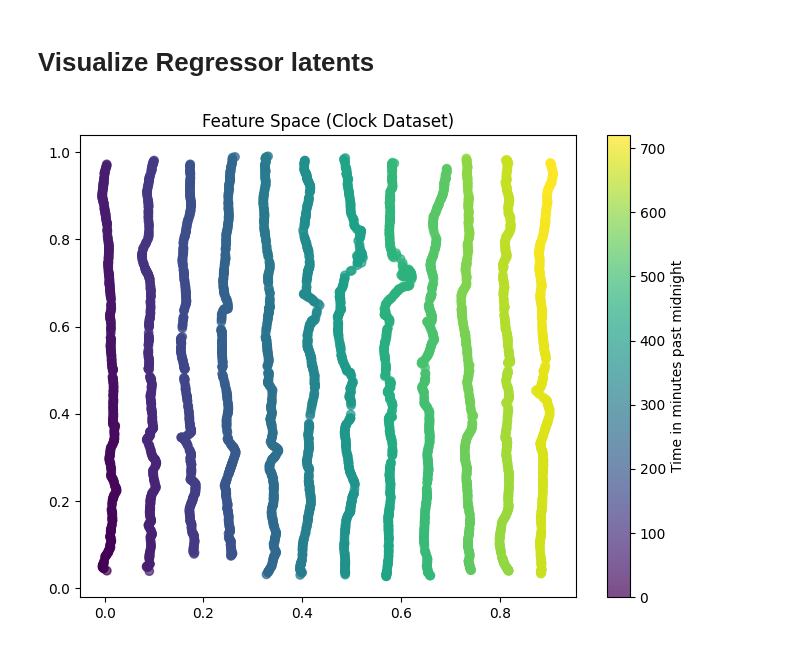
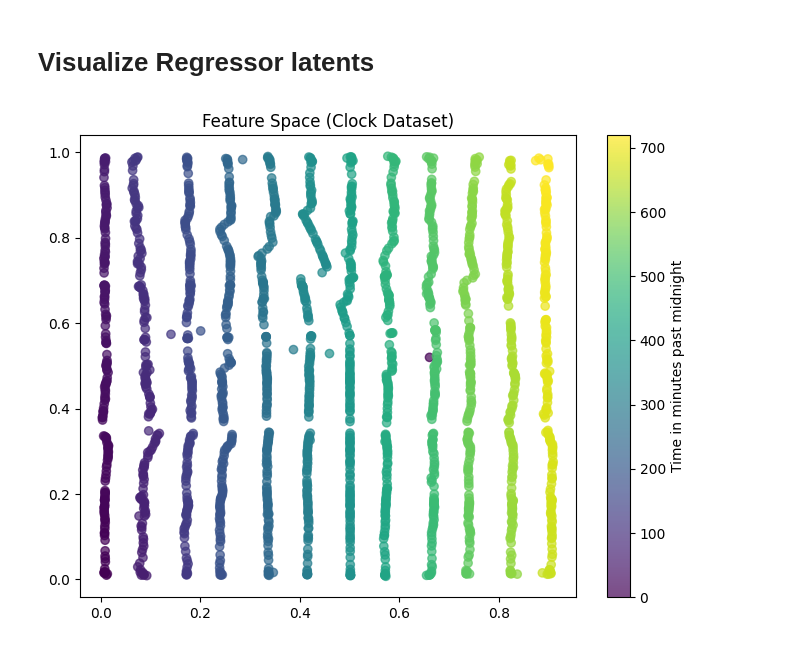
Before and after one commit to uzairname/manifold-learning, a Jupyter notebook: main.ipynb, the cells around one changed output. Saved outputs shown, nothing was run; the diff lists cells and outputs as text; code cells hidden in the pictures.

Commit message:
use torchscript

```diff
--- a/main.ipynb
+++ b/main.ipynb
@@ -43,11 +6,0 @@ train_loader = DataLoader(train_dataset, batch_size=BATCH_SIZE, shuffle=True)
-# %%
-from clock_dataset import ClockDataset
-import matplotlib.pyplot as plt
-
-data = ClockDataset()
-
-for i, (img, labels_2d, labels_1d) in enumerate(data):
-  plt.imshow(img.squeeze().cpu().numpy(), cmap="gray")
-  plt.figure()
-  if i > 10:
-    break
@@ -130,11 +115,12 @@ else:
 ## Visualize reconstruction
 # %%
 import matplotlib.pyplot as plt
+import numpy as np
 
 idx = np.random.randint(0, len(dataset))
 img = dataset[idx][0]
 
-img = img.unsqueeze(0).to(device)
+img = img.unsqueeze(0)
 out, latent = model(img)
 img = img.squeeze(0).detach().cpu().numpy()
 out = out.squeeze(0).detach().cpu().numpy()
@@ -154,60 +140,69 @@ plt.show()
 # %% [markdown]
 # Visualize Regressor latents
 # %%
+import os
+from datasets.clock import ClockDataset
 import torch
+from torch.utils.data import DataLoader
+from config import MODELS_DIR
+import numpy as np
 import matplotlib.pyplot as plt
-import numpy as np
-import pandas as pd
-from torch.utils.data import DataLoader
-from torchvision import transforms
-from clock_dataset import IMG_DIR, IMG_SIZE, ClockDataset
-from models import ClockRegressor, ClockRegressorAE
-import os
+
+# Load dataset
+BATCH_SIZE = 64
+IMG_SIZE = 128
+data_size = 2048
+dataset = ClockDataset(len=data_size, img_size=IMG_SIZE, augment=False)
+dataloader = DataLoader(dataset, batch_size=BATCH_SIZE, pin_memory=True)
 
 # Load trained model
 OUT_DIM = 2
-MODELS_DIR = "models"
-model_file = f"regressor-{OUT_DIM}-e100-p7.pth"
-probe_model_file = f"ae_{model_file}"
+
+# model_file = f"ae-{out_dim}-d22-p22-houronly.pt"
+model_file = f"reg-{OUT_DIM}-d23-p18-i{IMG_SIZE}.pt"
 
 model_path = os.path.join(MODELS_DIR, model_file)
 device = torch.device("cuda" if torch.cuda.is_available() else "cpu")
 
-model = ClockRegressor(out_dim=OUT_DIM, input_dim=IMG_SIZE).to(device)
-model.load_state_dict(torch.load(model_path, map_location=device))
+model = torch.load(model_path, map_location=device, weights_only=False)
 model.eval()
 
-probe = ClockRegressorAE(hidden_units=OUT_DIM).to(device)
-probe.load_state_dict(torch.load(os.path.join(MODELS_DIR, probe_model_file), map_location=device))
-probe.eval()
-
-# Load dataset
-subset_size = 5000
-subset_indices = np.random.choice(len(dataset), size=subset_size, replace=False)
-subset_sampler = torch.utils.data.Subset(dataset, subset_indices)
-subset_dataloader = DataLoader(subset_sampler, batch_size=subset_size, shuffle=False)
 
 # Extract latent representations
 feats = []
-labels = []
+feats_head1 = []
+feats_head2 = []
+labels1d = []
+labels2d = []
 
 with torch.no_grad():
-  for images, label_2d, label_1d in subset_dataloader:
+  for images, label_2d, label_1d in dataloader:
     images = images.to(device)
     out = model.forward(images)
-    # _, latent = probe(out)
+
     feats.append(out.cpu().numpy())
-    labels.append(label_1d.numpy())
+    labels1d.append(label_1d.numpy())
+    labels2d.append(label_2d.numpy())
+
+    out1 = model.conv1(images)
+    out_head1 = model.head1(out1)
+    out_head2 = model.head2(out1)
+    feats_head1.append(out_head1.cpu().numpy())
+    feats_head2.append(out_head2.cpu().numpy())
 
 
 feats = np.concatenate(feats, axis=0)
-labels = np.concatenate(labels, axis=0) * (12 * 60)  # Denormalize to minutes past midnight
+labels1d = np.concatenate(labels1d, axis=0) * (12 * 60)  # Denormalize to minutes past midnight
+labels2d = np.concatenate(labels2d, axis=0)  # Denormalize to minutes past midnight
+
+feats_head1 = np.concatenate(feats_head1, axis=0)
+feats_head2 = np.concatenate(feats_head2, axis=0)
 
 # Plot latent space
 plt.figure(figsize=(8, 6))
-scatter = plt.scatter(feats[:, 0], feats[:, 1], c=labels, cmap="viridis", alpha=0.7)
+scatter = plt.scatter(feats[:, 0], feats[:, 1], c=labels1d, cmap="viridis", alpha=0.7)
 plt.colorbar(scatter, label="Time in minutes past midnight")
 plt.title("Feature Space (Clock Dataset)")
 plt.show()
 # %% [output]
-[figure, old version]
+[figure, new version]
```
Also changed, not shown: parts of 20 cells of this notebook, 12 other files.
